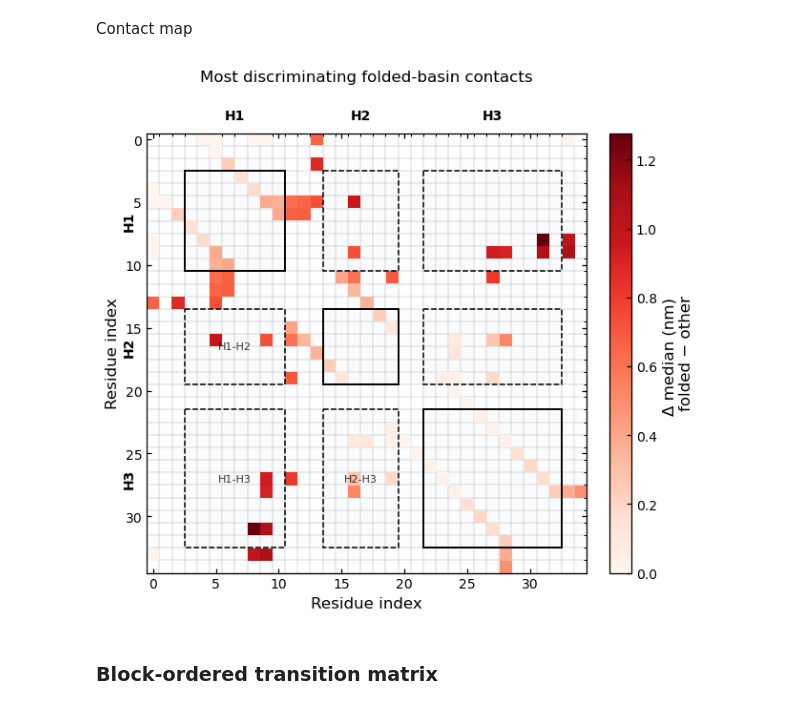
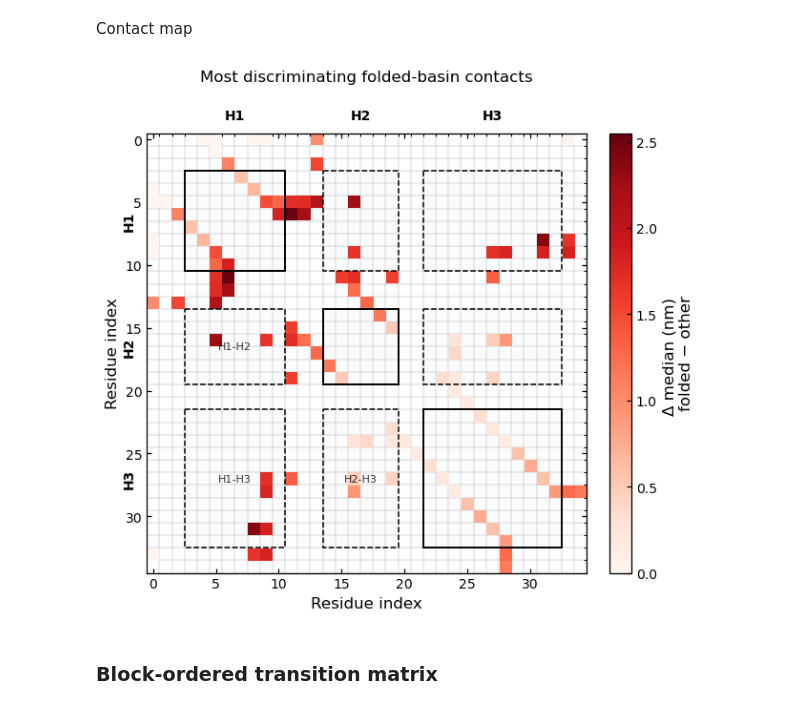
Before and after one commit to miriamzara/MSM, a Jupyter notebook: root/notebooks/step_4_analysis.ipynb, the cells around one changed output. Cells and saved outputs as stored; diff of their text form; code cells hidden in the pictures.

```diff
--- a/root/notebooks/step_4_analysis.ipynb
+++ b/root/notebooks/step_4_analysis.ipynb
@@ -1140,8 +1140,8 @@ contact_map_filtered = np.full((n_res, n_res), np.nan)
 for _, row in ranked_contacts_robust.iterrows():
     i = int(row["res_i"]) -1
     j = int(row["res_j"]) -1
-    value = row["median_other"] - row["median_folded"]
-
+    #value = row["median_other"] - row["median_folded"]
+    value = row["robust_distance_effect_size"]
     contact_map_filtered[i, j] = value
     contact_map_filtered[j, i] = value
 
@@ -1271,34 +1271,34 @@ for idx_a, (h1, (s1, e1)) in enumerate(helix_items):
             f"{h1}-{h2}",
             ha="center",
             va="center",
             fontsize=8,
             alpha=0.8,
             zorder=5
         )
 
 # --- axes ---
 ax.set_xlim(-0.5, n_res - 0.5)
 ax.set_ylim(n_res - 0.5, -0.5)  # keeps residue 0 at top, like your current plot
 ax.set_aspect("equal")
 
 ax.set_xlabel("Residue index")
 ax.set_ylabel("Residue index")
 ax.set_title("Most discriminating folded-basin contacts", y = 1.1)
 
 # Cleaner tick spacing
 major_ticks = np.arange(0, n_res, 5)
 ax.set_xticks(major_ticks)
 ax.set_yticks(major_ticks)
 
 # Colorbar
 cbar = fig.colorbar(im, ax=ax, fraction=0.046, pad=0.04)
 cbar.set_label("Δ median (nm) \nfolded − other")
 
 plt.tight_layout()
 plt.savefig("../output_figures/folded_basin_contact_map_report.pdf", bbox_inches="tight")
 plt.savefig("../output_figures/folded_basin_contact_map_report.png", dpi=600, bbox_inches="tight")
 # %% [output]
-[figure, old version]
+[figure, new version]
 # %% [markdown]
 ### Block-ordered transition matrix
 # %%
```
Also changed, not shown: 6 other files.
